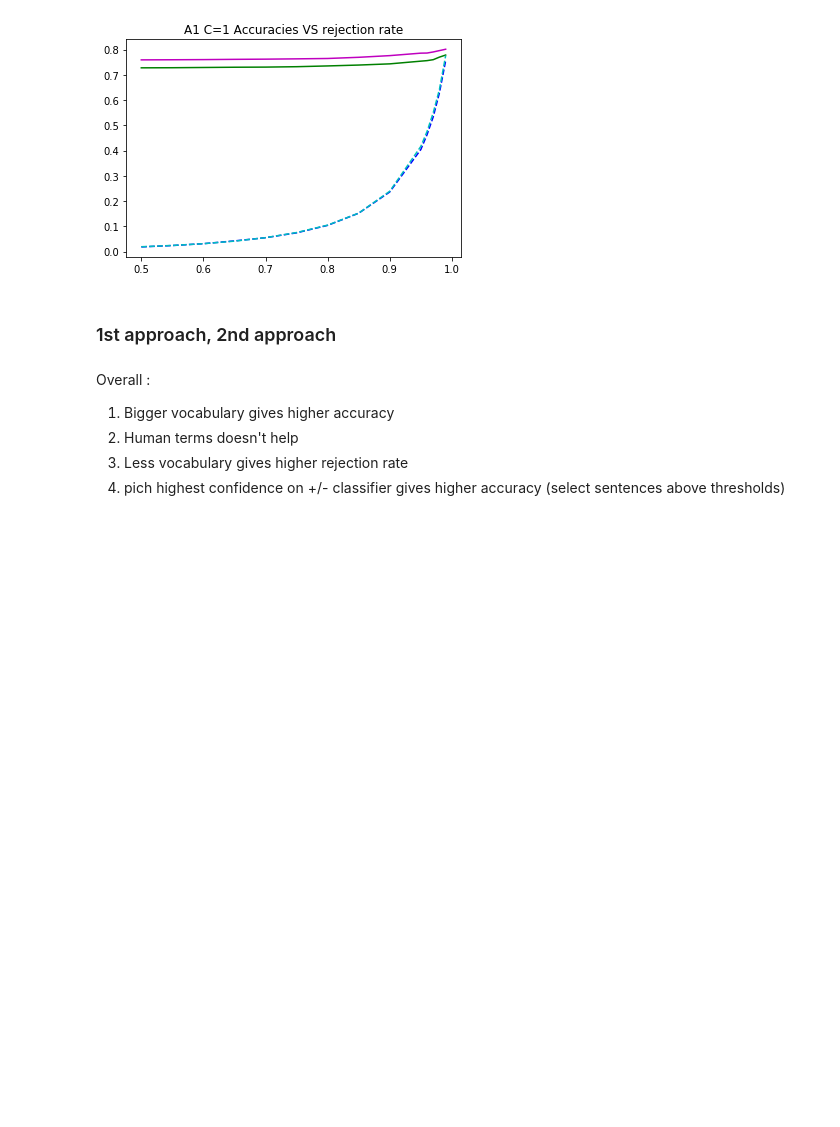
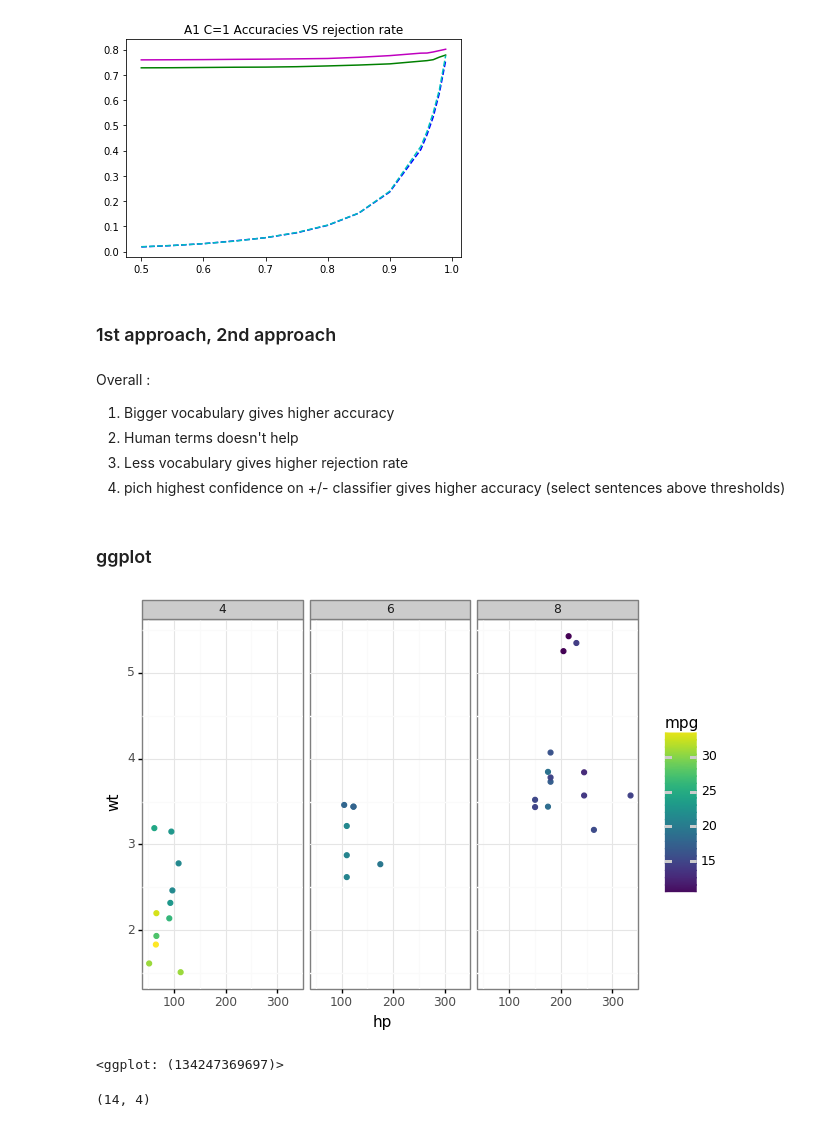
Before and after one commit to annekehdyt/text-transparency, a Jupyter notebook: [A] Graphs.ipynb, the cells around one changed output. Cells and saved outputs as stored; diff of their text form; code cells hidden in the pictures; blank space fills up the shorter version.

```diff
--- a/[A] Graphs.ipynb
+++ b/[A] Graphs.ipynb
@@ -126,3 +126,5 @@ Overall :
 2. Human terms doesn't help
 3. Less vocabulary gives higher rejection rate
 4. pich highest confidence on +/- classifier gives higher accuracy (select sentences above thresholds)
+# %% [markdown]
+### ggplot
@@ -128,0 +134,6 @@ Overall :
+# %%
+ggplot(mtcars, aes(x='hp', y='wt', color='mpg')) + geom_point() +\
+facet_wrap("~cyl") + theme_bw()
+# %% [output]
+[figure, added]
+<ggplot: (134247369697)>
@@ -128,0 +146,4 @@ Overall :
+# %%
+lrcv.shape
+# %% [output]
+(14, 4)
```
Also changed, not shown: parts of 12 cells of this notebook, 4 other files.
